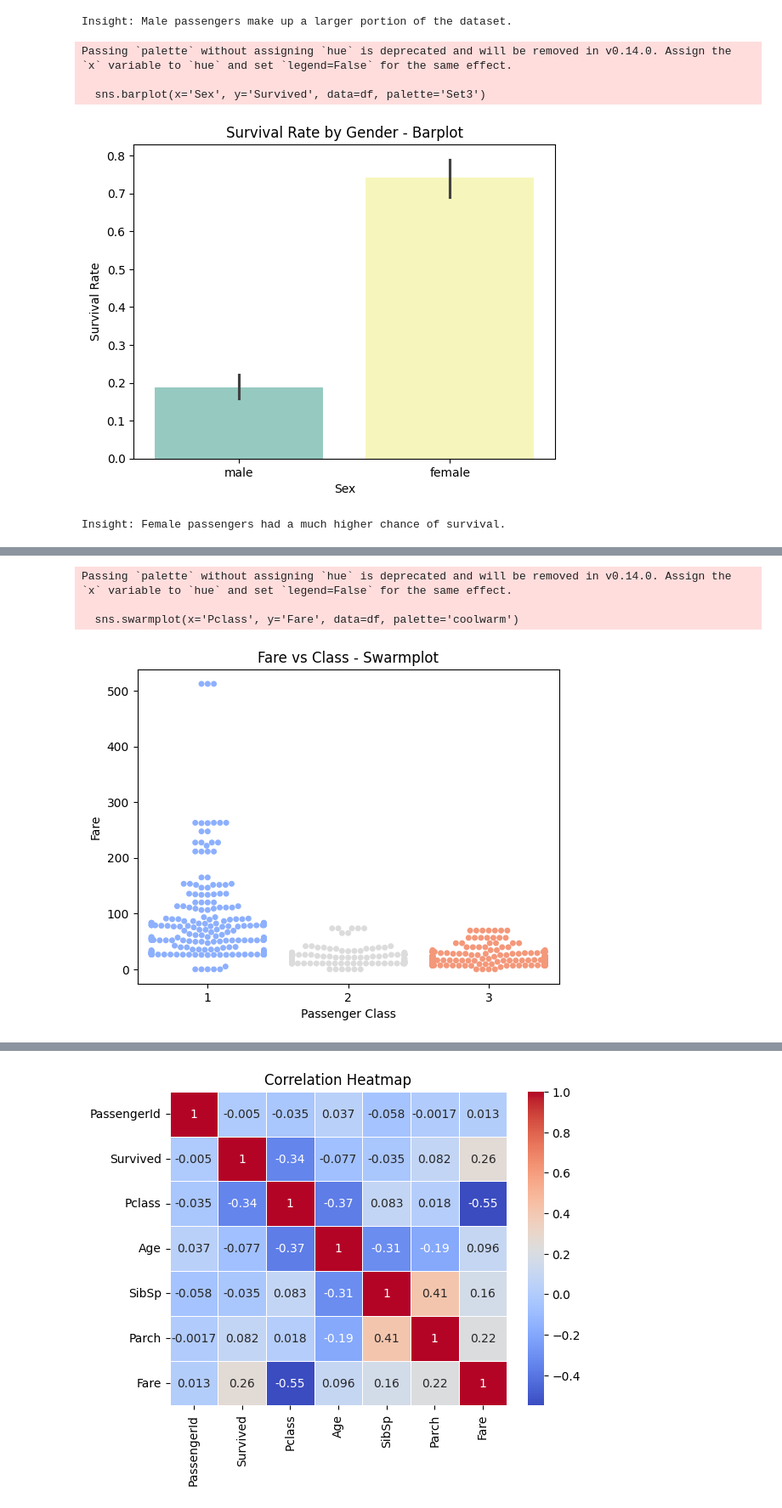
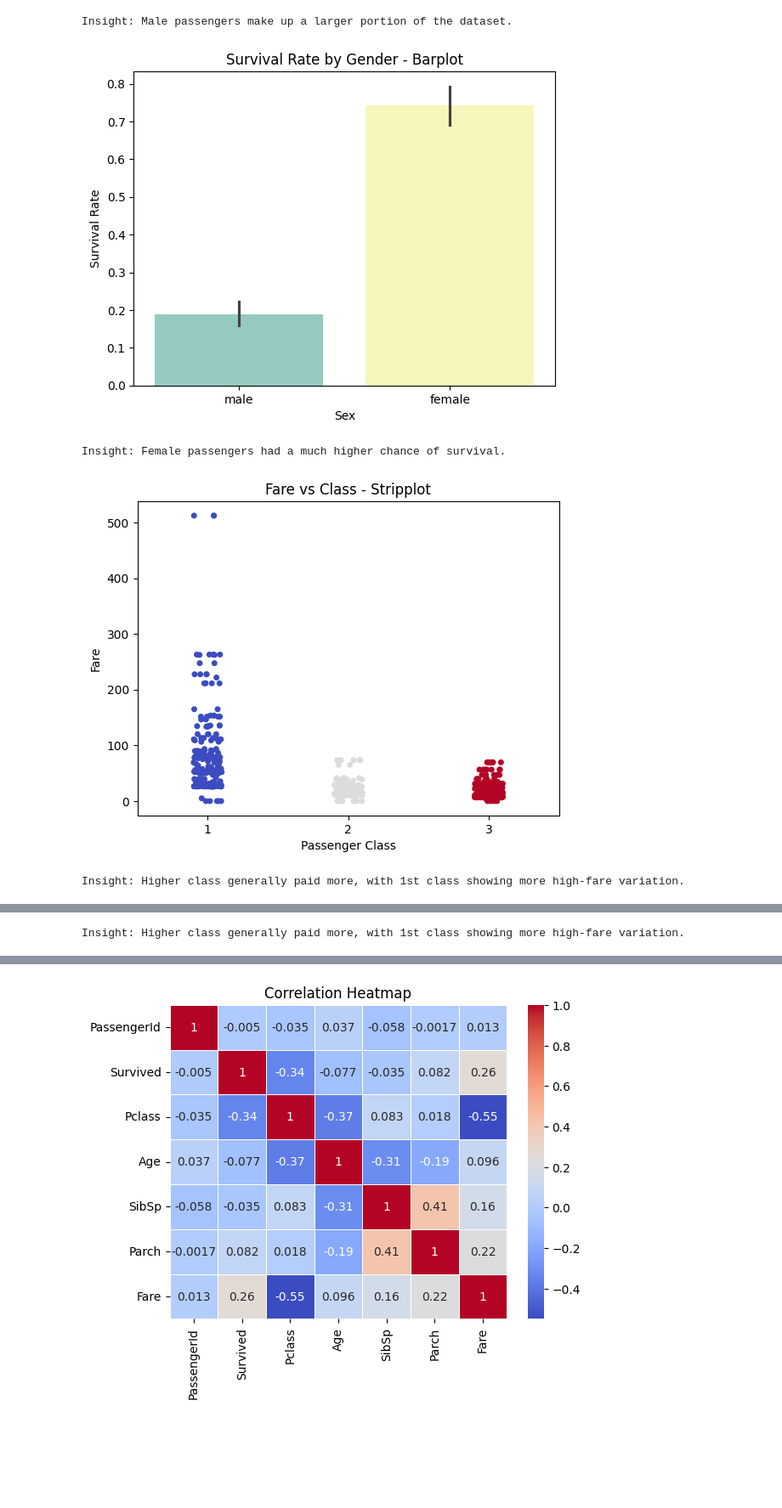
Before and after one commit to Madihajavaid12345/Titanic-dataset-Insights, a Jupyter notebook: Titanic_dataset_EDA.ipynb, the cells around one changed output, grey strips where cells are left out. Shown at 85% size. Cells and saved outputs as stored; diff of their text form; code cells hidden in the pictures; blank space fills up the shorter version.

```diff
--- a/Titanic_dataset_EDA.ipynb
+++ b/Titanic_dataset_EDA.ipynb
@@ -119,38 +119,47 @@ Insight: Majority of fares lie under $100 with few high-paying outliers.
 Insight: Male passengers make up a larger portion of the dataset.
 # %%
  # Barplot - Survival Rate by Gender
-sns.barplot(x='Sex', y='Survived', data=df, palette='Set3')
+sns.barplot(x='Sex', y='Survived', data=df, hue='Sex', palette='Set3', legend=False)
 plt.title('Survival Rate by Gender - Barplot')
 plt.ylabel('Survival Rate')
 plt.show()
 print("Insight: Female passengers had a much higher chance of survival.")
 
-# Swarmplot - Fare by Class
-sns.swarmplot(x='Pclass', y='Fare', data=df, palette='coolwarm')
+
+#  Stripplot- Fare by Class
+sns.stripplot(x='Pclass', y='Fare', data=df, hue='Pclass', palette='coolwarm', jitter=True, legend=False)
+plt.title('Fare vs Class - Stripplot')
+plt.xlabel('Passenger Class')
+plt.ylabel('Fare')
+plt.show()
+print("Insight: Higher class generally paid more, with 1st class showing more high-fare variation.")
+
+
+
 plt.title('Fare vs Class - Swarmplot')
 plt.xlabel('Passenger Class')
 plt.ylabel('Fare')
 plt.show()
 print("Insight: Higher class generally paid more, with 1st class showing more high-fare variation.")
 
 # Violinplot - Age by Survival
-sns.violinplot(x='Survived', y='Age', data=df, palette='Set2')
+sns.violinplot(x='Survived', y='Age', data=df, hue='Survived', palette='Set2', legend=False)
+
 plt.title('Age Distribution by Survival - Violin Plot')
 plt.xlabel('Survived')
 plt.ylabel('Age')
 plt.show()
 print("Insight: Survivors tend to be younger on average.")
 
 # Scatterplot - Age vs Fare with Survival Hue
 sns.scatterplot(x='Age', y='Fare', data=df, hue='Survived', palette='Set1')
 plt.title('Age vs Fare with Survival Hue')
 plt.xlabel('Age')
 plt.ylabel('Fare')
 plt.show()
 print("Insight: No clear linear pattern, but younger passengers were more likely to pay less.")
 # %% [output]
+[figure]
-Passing `palette` without assigning `hue` is deprecated and will be removed in v0.14.0. Assign the `x` variable to `hue` and set `legend=False` for the same effect.
-
-  sns.barplot(x='Sex', y='Survived', data=df, palette='Set3')
+Insight: Female passengers had a much higher chance of survival.
-[figure]
+[figure, new version]
-Insight: Female passengers had a much higher chance of survival.
+Insight: Higher class generally paid more, with 1st class showing more high-fare variation.
@@ -157,4 +167 @@ Insight: Female passengers had a much higher chance of survival.
-Passing `palette` without assigning `hue` is deprecated and will be removed in v0.14.0. Assign the `x` variable to `hue` and set `legend=False` for the same effect.
-
-  sns.swarmplot(x='Pclass', y='Fare', data=df, palette='coolwarm')
+Insight: Higher class generally paid more, with 1st class showing more high-fare variation.
-[figure, old version]
```
Also changed, not shown: parts of 1 cell of this notebook.
